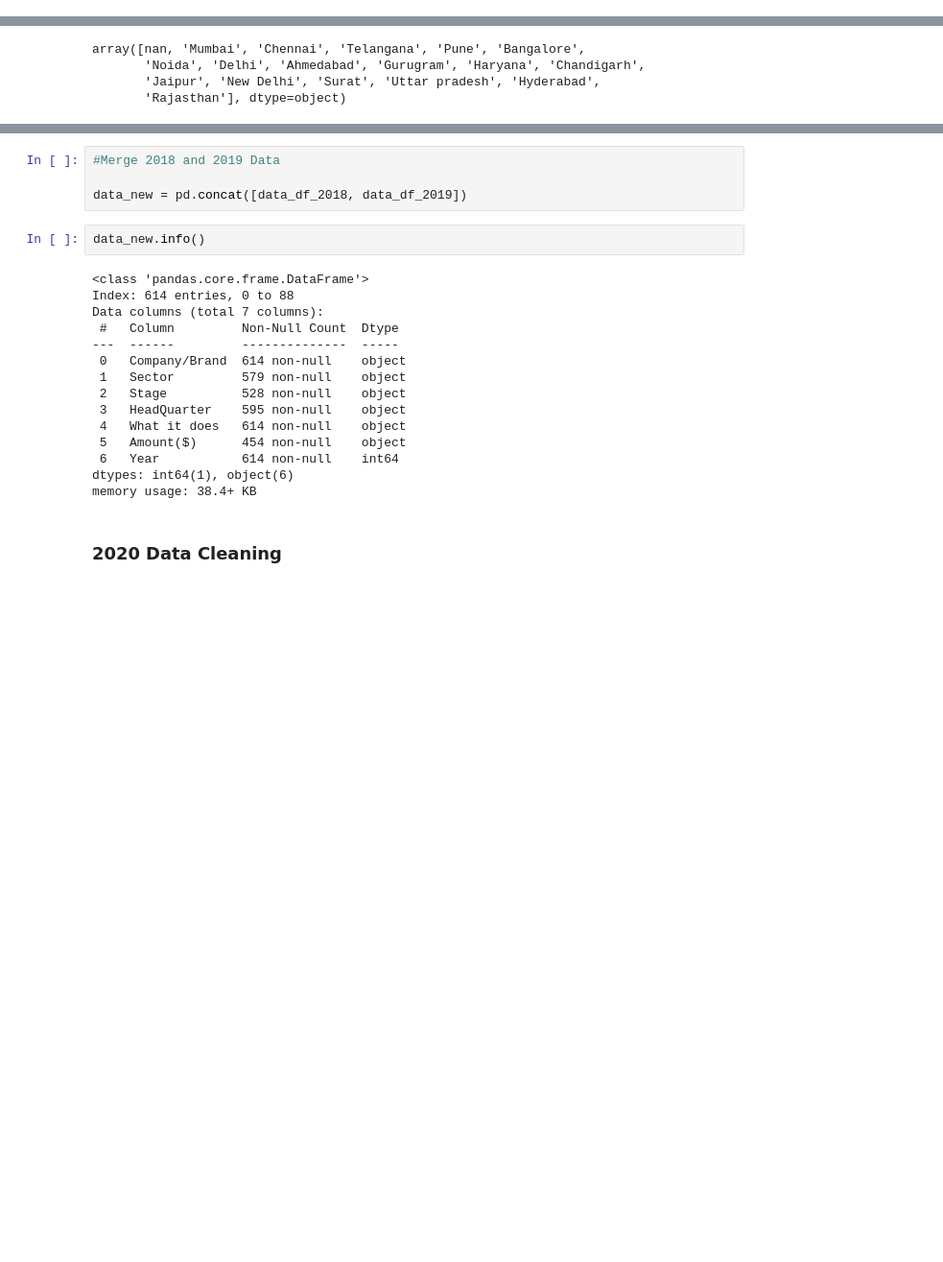
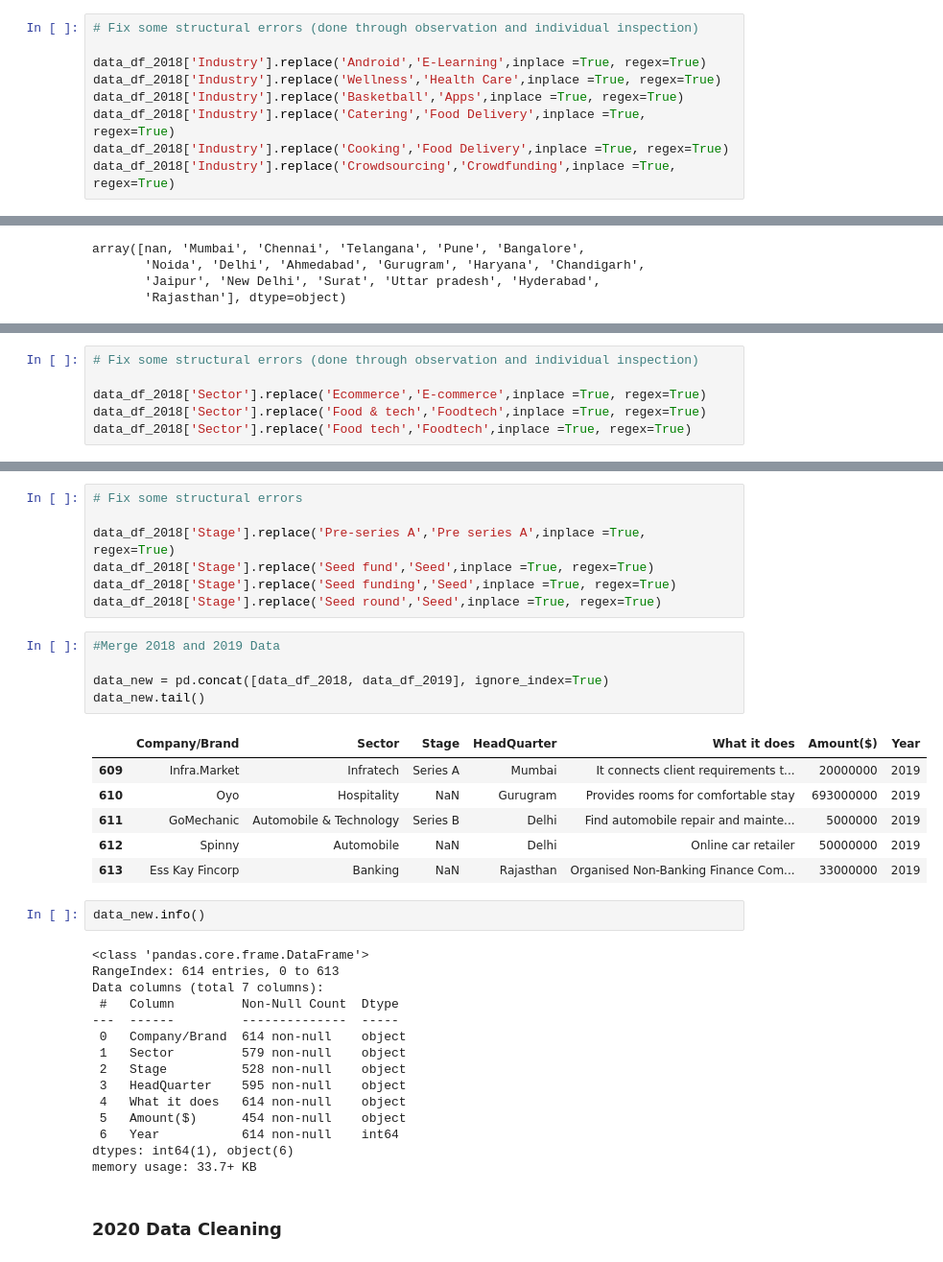
Before and after one commit to Azie88/Beginner-Data-Analysis, a Jupyter notebook: Project_notebook.ipynb, the cells around one changed output, grey strips where cells are left out. Shown at 96% size. Cells and saved outputs as stored; diff of their text form; blank space fills up the shorter version.

```diff
--- a/Project_notebook.ipynb
+++ b/Project_notebook.ipynb
@@ -365,3 +360,12 @@ Name: count, dtype: int64
+# %%
+# Fix some structural errors (done through observation and individual inspection)
+
+data_df_2018['Industry'].replace('Android','E-Learning',inplace =True, regex=True)
+data_df_2018['Industry'].replace('Wellness','Health Care',inplace =True, regex=True)
+data_df_2018['Industry'].replace('Basketball','Apps',inplace =True, regex=True)
+data_df_2018['Industry'].replace('Catering','Food Delivery',inplace =True, regex=True)
+data_df_2018['Industry'].replace('Cooking','Food Delivery',inplace =True, regex=True)
+data_df_2018['Industry'].replace('Crowdsourcing','Crowdfunding',inplace =True, regex=True)
 # %%
 # checking amount column for different values
 
@@ -622 +646,7 @@ array(['Ecommerce', 'Edtech', 'Interior design', 'AgriTech', 'Technology',
+# %%
+# Fix some structural errors (done through observation and individual inspection)
+
+data_df_2018['Sector'].replace('Ecommerce','E-commerce',inplace =True, regex=True)
+data_df_2018['Sector'].replace('Food & tech','Foodtech',inplace =True, regex=True)
+data_df_2018['Sector'].replace('Food tech','Foodtech',inplace =True, regex=True)
 # %%
@@ -629,12 +672,27 @@ array([nan, 'Series C', 'Fresh funding', 'Series D', 'Pre series A',
+# %%
+# Fix some structural errors
+
+data_df_2018['Stage'].replace('Pre-series A','Pre series A',inplace =True, regex=True)
+data_df_2018['Stage'].replace('Seed fund','Seed',inplace =True, regex=True)
+data_df_2018['Stage'].replace('Seed funding','Seed',inplace =True, regex=True)
+data_df_2018['Stage'].replace('Seed round','Seed',inplace =True, regex=True)
 # %%
 #Merge 2018 and 2019 Data
 
-data_new = pd.concat([data_df_2018, data_df_2019])
+data_new = pd.concat([data_df_2018, data_df_2019], ignore_index=True)
+data_new.tail()
+# %% [output]
+|  | Company/Brand | Sector | Stage | HeadQuarter | What it does | Amount($) | Year |
+| 609 | Infra.Market | Infratech | Series A | Mumbai | It connects client requirements t... | 20000000 | 2019 |
+| 610 | Oyo | Hospitality | NaN | Gurugram | Provides rooms for comfortable stay | 693000000 | 2019 |
+| 611 | GoMechanic | Automobile & Technology | Series B | Delhi | Find automobile repair and mainte... | 5000000 | 2019 |
+| 612 | Spinny | Automobile | NaN | Delhi | Online car retailer | 50000000 | 2019 |
+| 613 | Ess Kay Fincorp | Banking | NaN | Rajasthan | Organised Non-Banking Finance Com... | 33000000 | 2019 |
 # %%
 data_new.info()
 # %% [output]
 <class 'pandas.core.frame.DataFrame'>
-Index: 614 entries, 0 to 88
+RangeIndex: 614 entries, 0 to 613
 Data columns (total 7 columns):
  #   Column         Non-Null Count  Dtype
 ---  ------         --------------  -----
@@ -646,7 +704,7 @@ Data columns (total 7 columns):
  5   Amount($)      454 non-null    object
  6   Year           614 non-null    int64
 dtypes: int64(1), object(6)
-memory usage: 38.4+ KB
+memory usage: 33.7+ KB
 # %% [markdown]
 ### 2020 Data Cleaning
 # %%
```
Also changed, not shown: parts of 63 cells of this notebook.
